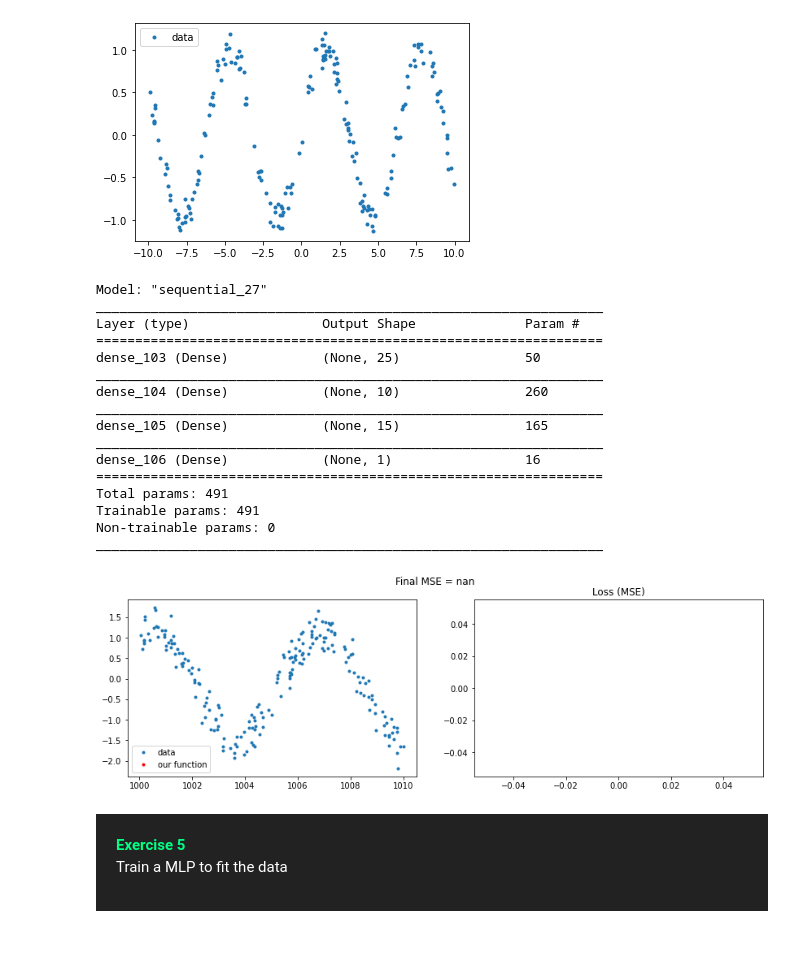
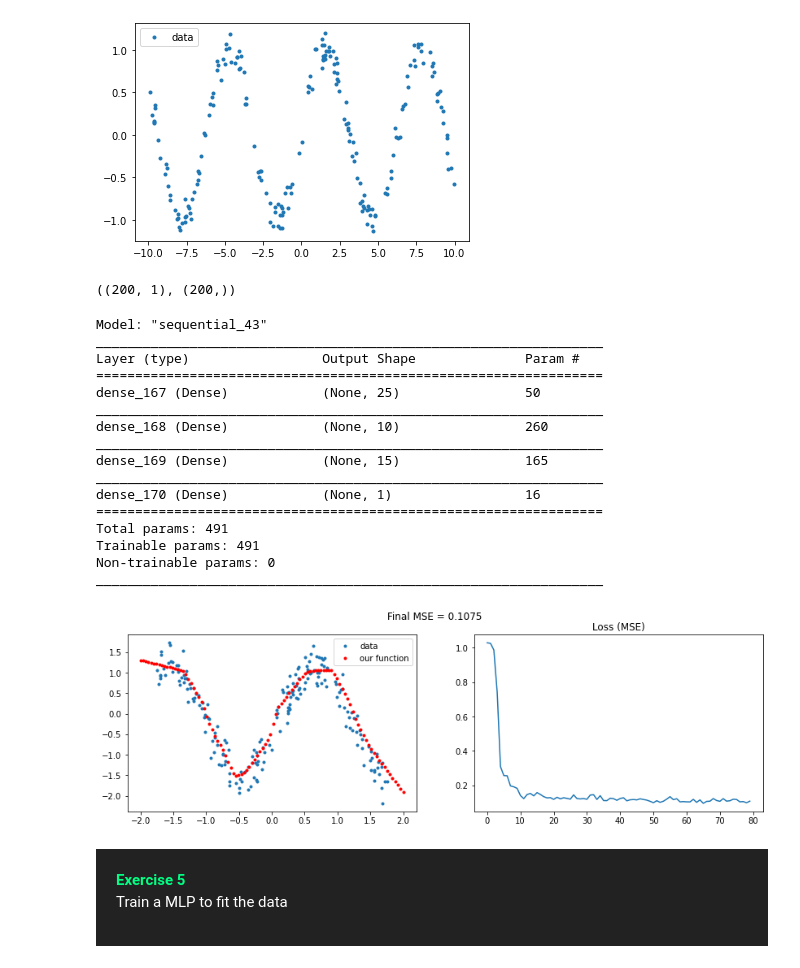
Before and after one commit to Seyi85/Deep_learning, a Jupyter notebook: 02. MLP regression/3 Regression - Exercise.ipynb, the cells around one changed output. Saved outputs shown, nothing was run; the diff lists cells and outputs as text; code cells hidden in the pictures.

```diff
--- a/02. MLP regression/3 Regression - Exercise.ipynb
+++ b/02. MLP regression/3 Regression - Exercise.ipynb
@@ -233,42 +240,51 @@ pred_x = np.linspace(start=-10, stop=10, num=200)
 plot(x,y)
 # %% [output]
 [figure]
+# %%
+x.shape,y.shape
+# %% [output]
+((200, 1), (200,))
 # %%
+scaler=StandardScaler()
+X = scaler.fit_transform(x)
+#Y = scaler.fit_transform(y.reshape(-1,1))
+
+
 model = Sequential()
 model.add(Dense(25, input_dim=1,activation = 'relu', kernel_initializer='random_uniform'))
 model.add(Dense(10, activation = 'relu'))
 model.add(Dense(15, activation = 'relu'))
 model.add(Dense(1))
 
 model.summary()
 
-model.compile(loss='mse', optimizer=optimizers.SGD(0.01))
-hist = model.fit(x, y, epochs=100, batch_size=5, verbose=0)
+model.compile(loss='mse', optimizer=optimizers.SGD(0.05))
+hist = model.fit(X, y, epochs=80, batch_size=2, verbose=0)
 
 pred_y = model.predict(pred_x)
 
 fig, (plot1, plot2) = plt.subplots(1, 2, figsize=(14,4))
 fig.suptitle("Final MSE = "+ str(round(hist.history["loss"][-1],4)))
-plot(x, y, pred_x, pred_y, ax=plot1)
+plot(X, y, pred_x, pred_y, ax=plot1)
 plot2.plot(hist.history["loss"]); plot2.set_title("Loss (MSE)");
 # %% [output]
-Model: "sequential_27"
+Model: "sequential_43"
 _________________________________________________________________
 Layer (type)                 Output Shape              Param #
 =================================================================
-dense_103 (Dense)            (None, 25)                50
+dense_167 (Dense)            (None, 25)                50
 _________________________________________________________________
-dense_104 (Dense)            (None, 10)                260
+dense_168 (Dense)            (None, 10)                260
 _________________________________________________________________
-dense_105 (Dense)            (None, 15)                165
+dense_169 (Dense)            (None, 15)                165
 _________________________________________________________________
-dense_106 (Dense)            (None, 1)                 16
+dense_170 (Dense)            (None, 1)                 16
 =================================================================
 Total params: 491
 Trainable params: 491
 Non-trainable params: 0
 _________________________________________________________________
-[figure, old version]
+[figure, new version]
 # %% [markdown]
 <div style="background:#222222; color:#ffffff; padding:20px">
   <strong style="color:#01ff84">Exercise 5</strong>
```
Also changed, not shown: parts of 4 cells of this notebook.
